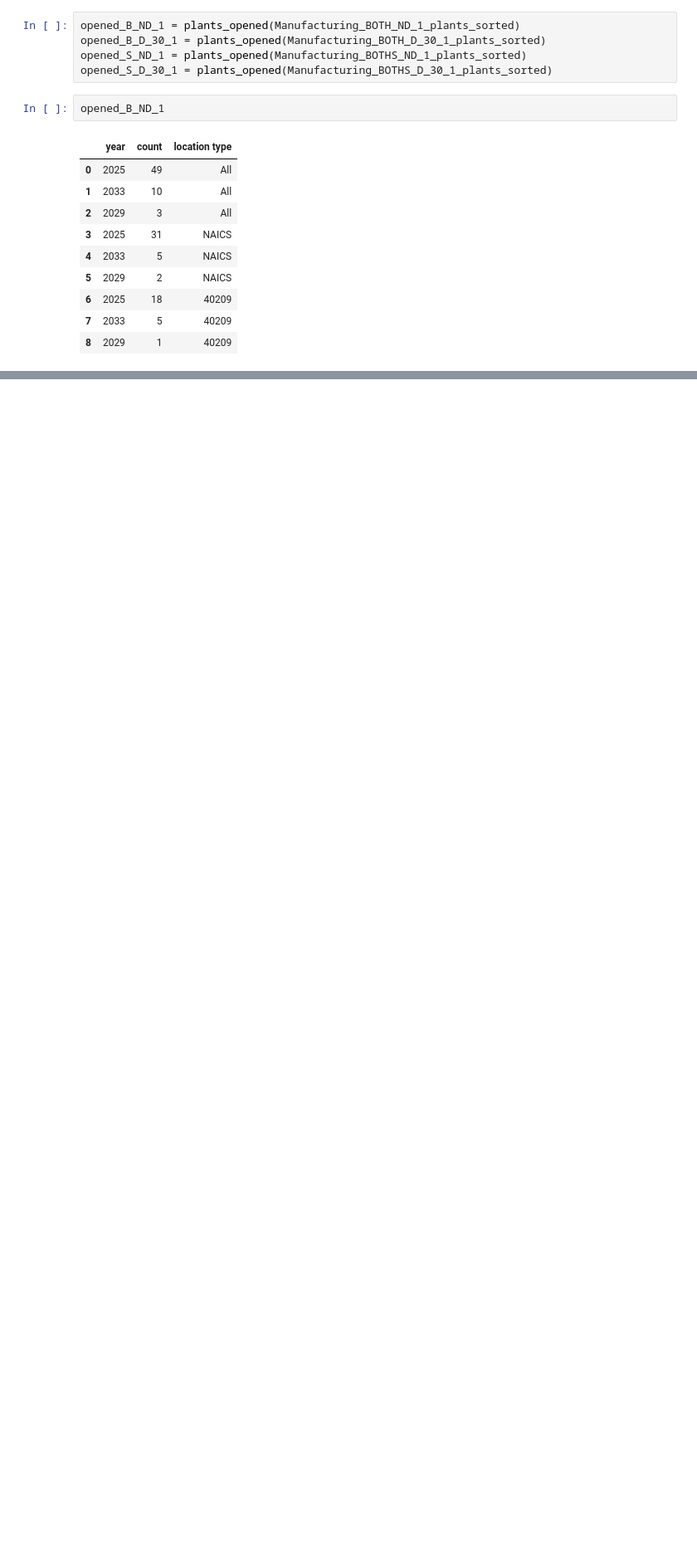
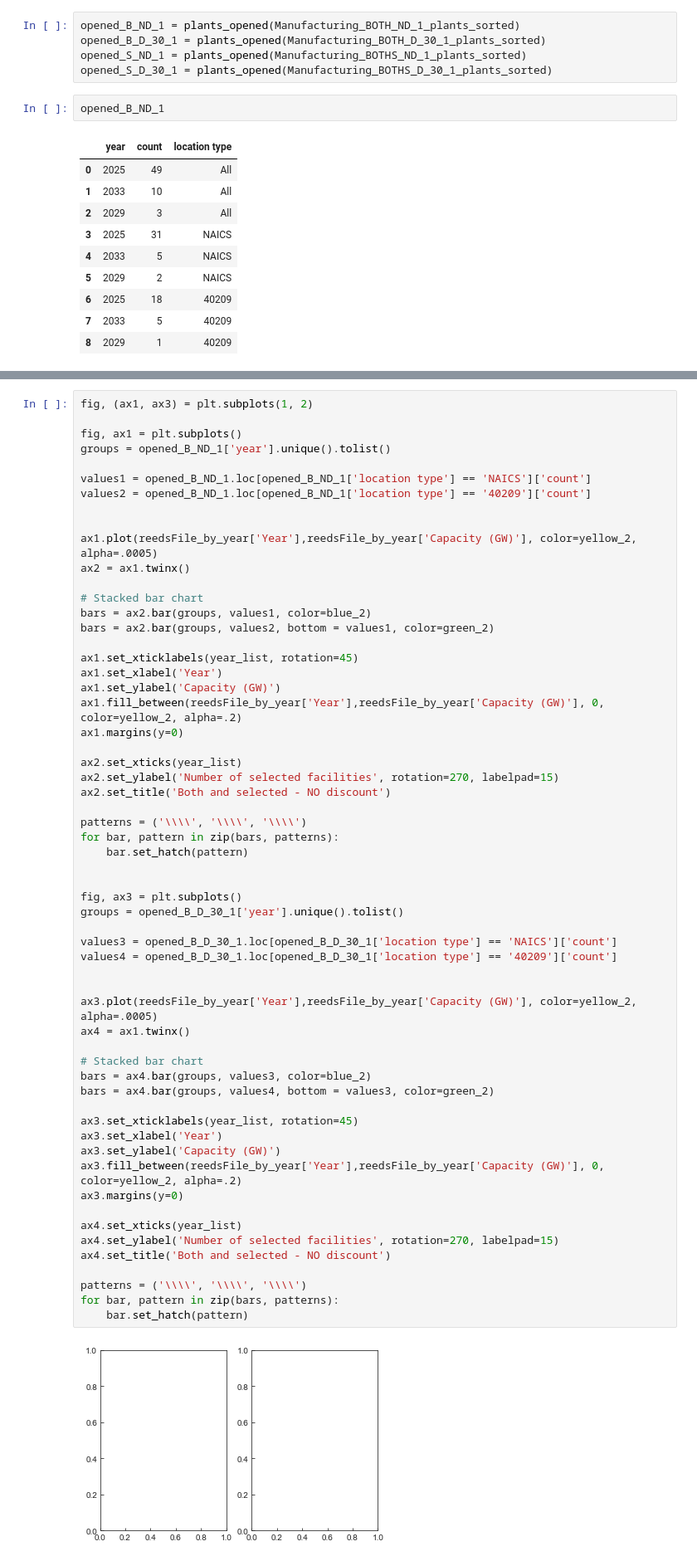
Before and after one commit to macmribo/RICE, a Jupyter notebook: 3_RELOG_simulation/manuscript_figure_generation/results.ipynb, the cells around one changed output, grey strips where cells are left out. Shown at 83% size. Saved outputs shown, nothing was run; the diff lists cells and outputs as text; blank space fills up the shorter version.

```diff
--- a/3_RELOG_simulation/manuscript_figure_generation/results.ipynb
+++ b/3_RELOG_simulation/manuscript_figure_generation/results.ipynb
@@ -972,0 +1084,61 @@ ax.set_xticklabels(year_list, rotation=45);
+# %%
+fig, (ax1, ax3) = plt.subplots(1, 2)
+
+fig, ax1 = plt.subplots()
+groups = opened_B_ND_1['year'].unique().tolist()
+
+values1 = opened_B_ND_1.loc[opened_B_ND_1['location type'] == 'NAICS']['count']
+values2 = opened_B_ND_1.loc[opened_B_ND_1['location type'] == '40209']['count']
+
+
+ax1.plot(reedsFile_by_year['Year'],reedsFile_by_year['Capacity (GW)'], color=yellow_2, alpha=.0005)
+ax2 = ax1.twinx()
+
+# Stacked bar chart
+bars = ax2.bar(groups, values1, color=blue_2)
+bars = ax2.bar(groups, values2, bottom = values1, color=green_2)
+
+ax1.set_xticklabels(year_list, rotation=45)
+ax1.set_xlabel('Year')
+ax1.set_ylabel('Capacity (GW)')
+ax1.fill_between(reedsFile_by_year['Year'],reedsFile_by_year['Capacity (GW)'], 0, color=yellow_2, alpha=.2)
+ax1.margins(y=0)
+
+ax2.set_xticks(year_list)
+ax2.set_ylabel('Number of selected facilities', rotation=270, labelpad=15)
+ax2.set_title('Both and selected - NO discount')
+
+patterns = ('\\\\', '\\\\', '\\\\')
+for bar, pattern in zip(bars, patterns):
+    bar.set_hatch(pattern)
+
+
+fig, ax3 = plt.subplots()
+groups = opened_B_D_30_1['year'].unique().tolist()
+
+values3 = opened_B_D_30_1.loc[opened_B_D_30_1['location type'] == 'NAICS']['count']
+values4 = opened_B_D_30_1.loc[opened_B_D_30_1['location type'] == '40209']['count']
+
+
+ax3.plot(reedsFile_by_year['Year'],reedsFile_by_year['Capacity (GW)'], color=yellow_2, alpha=.0005)
+ax4 = ax1.twinx()
+
+# Stacked bar chart
+bars = ax4.bar(groups, values3, color=blue_2)
+bars = ax4.bar(groups, values4, bottom = values3, color=green_2)
+
+ax3.set_xticklabels(year_list, rotation=45)
+ax3.set_xlabel('Year')
+ax3.set_ylabel('Capacity (GW)')
+ax3.fill_between(reedsFile_by_year['Year'],reedsFile_by_year['Capacity (GW)'], 0, color=yellow_2, alpha=.2)
+ax3.margins(y=0)
+
+ax4.set_xticks(year_list)
+ax4.set_ylabel('Number of selected facilities', rotation=270, labelpad=15)
+ax4.set_title('Both and selected - NO discount')
+
+patterns = ('\\\\', '\\\\', '\\\\')
+for bar, pattern in zip(bars, patterns):
+    bar.set_hatch(pattern)
+# %% [output]
+[figure, added]
```
Also changed, not shown: parts of 24 cells of this notebook, 7 other files.
